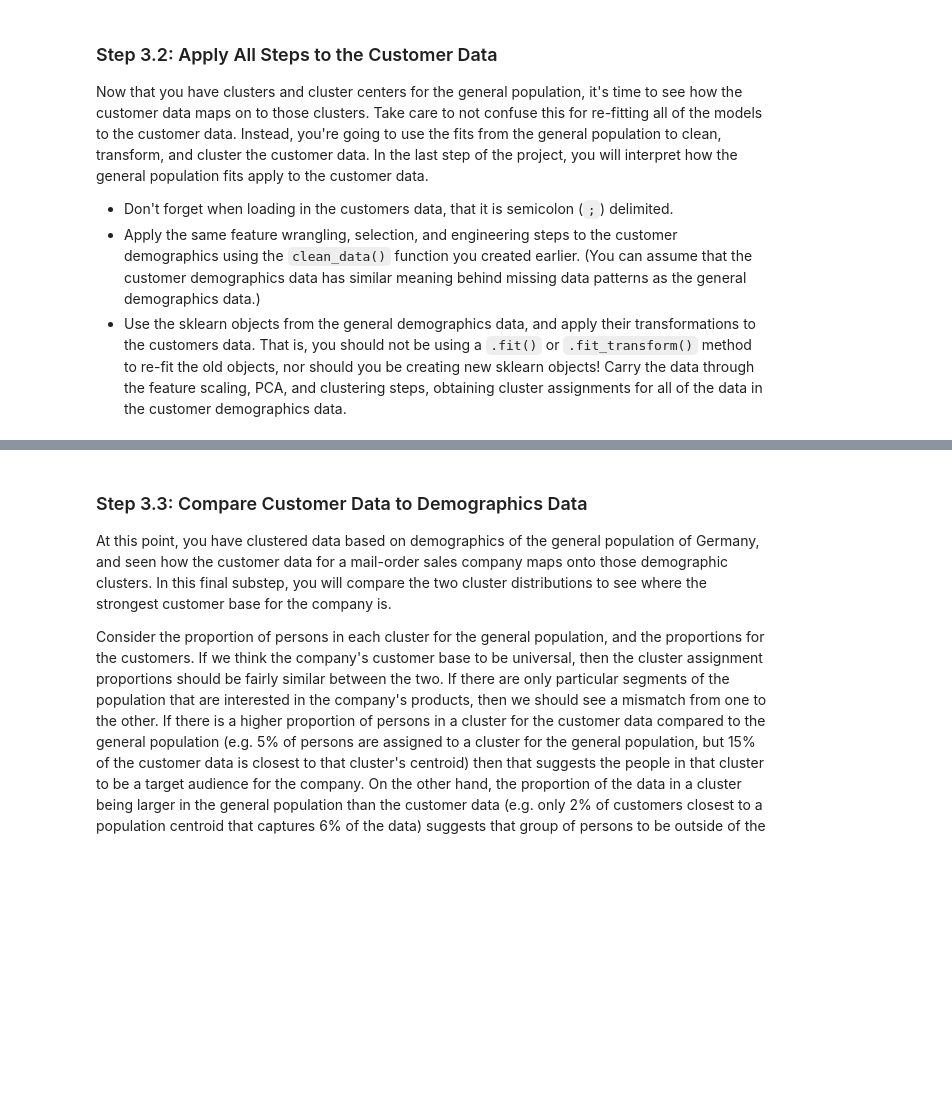
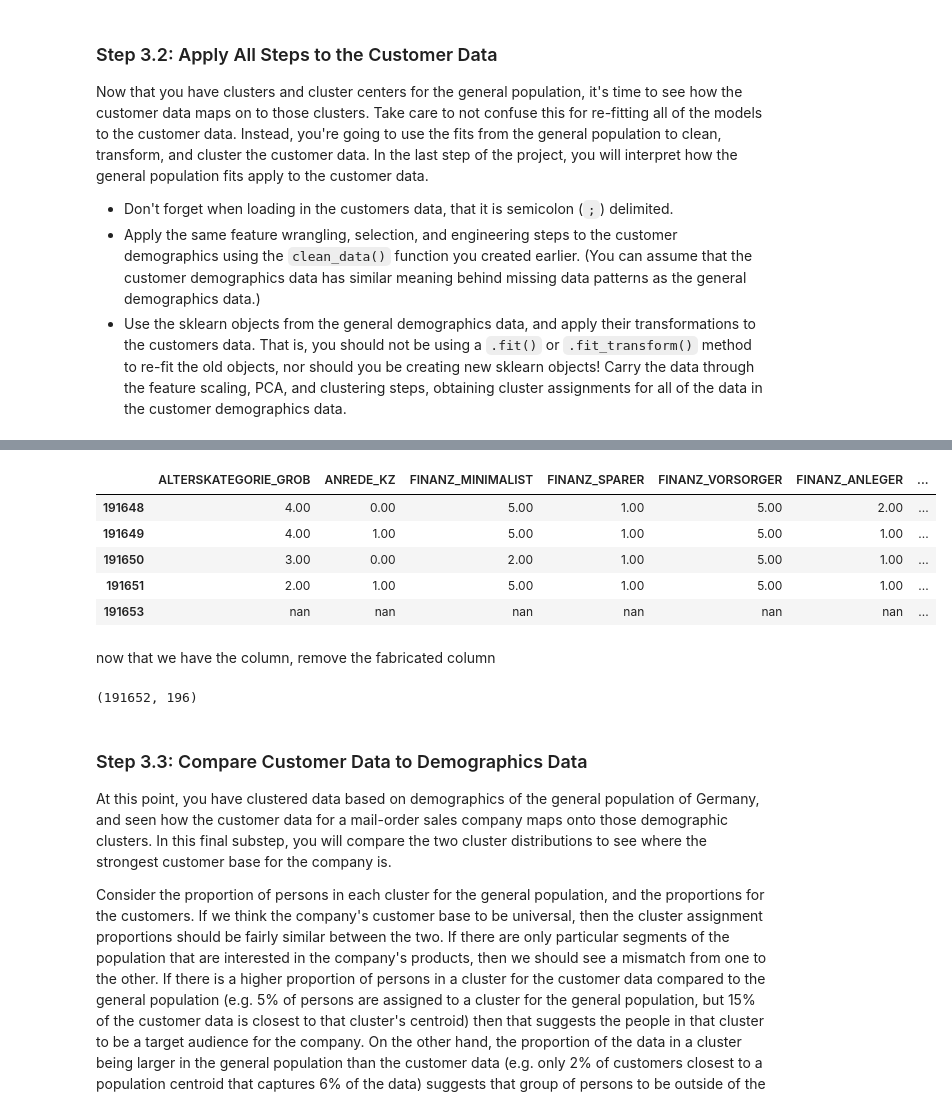
Before and after one commit to marooned20/identify-customer-segments, a Jupyter notebook: Identify_Customer_Segments.ipynb, the cells around one changed output, grey strips where cells are left out. Saved outputs shown, nothing was run; the diff lists cells and outputs as text; code cells hidden in the pictures; blank space fills up the shorter version.

```diff
--- a/Identify_Customer_Segments.ipynb
+++ b/Identify_Customer_Segments.ipynb
@@ -899,0 +943,11 @@ set(azdias.columns) - set(customers_clean.columns)
+# %%
+customers_clean.tail()
+# %% [output]
+|  | ALTERSKATEGORIE_GROB | ANREDE_KZ | FINANZ_MINIMALIST | FINANZ_SPARER | FINANZ_VORSORGER | FINANZ_ANLEGER | ... |
+| 191648 | 4.00 | 0.00 | 5.00 | 1.00 | 5.00 | 2.00 | ... |
+| 191649 | 4.00 | 1.00 | 5.00 | 1.00 | 5.00 | 1.00 | ... |
+| 191650 | 3.00 | 0.00 | 2.00 | 1.00 | 5.00 | 1.00 | ... |
+| 191651 | 2.00 | 1.00 | 5.00 | 1.00 | 5.00 | 1.00 | ... |
+| 191653 | nan | nan | nan | nan | nan | nan | ... |
+# %% [markdown]
+now that we have the column, remove the fabricated column
@@ -900,3 +956,7 @@ set(azdias.columns) - set(customers_clean.columns)
+# %%
+customers_clean.shape
+# %% [output]
+(191652, 196)
 # %% [markdown]
 ### Step 3.3: Compare Customer Data to Demographics Data
 
```
Also changed, not shown: parts of 10 cells of this notebook.
